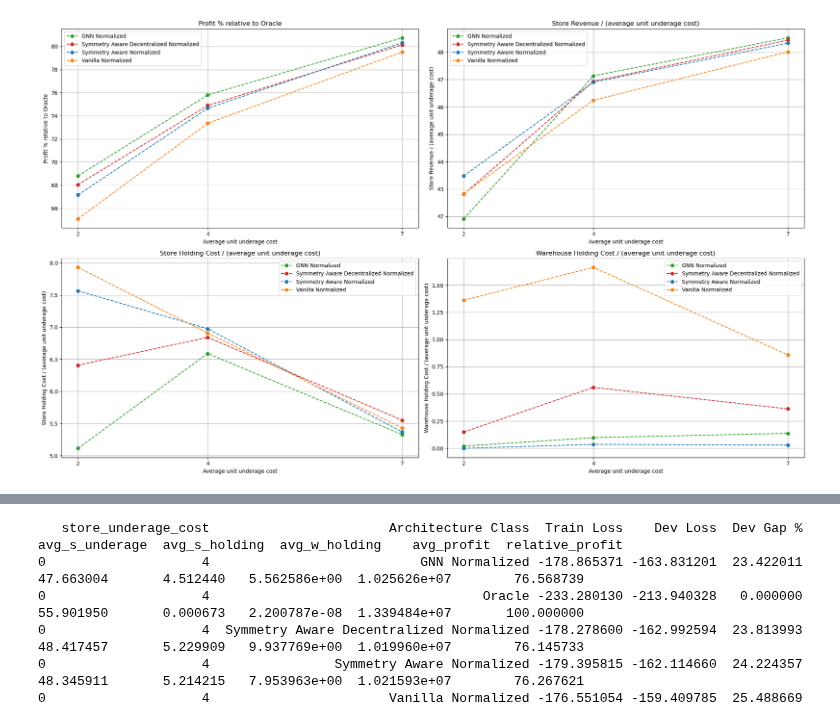
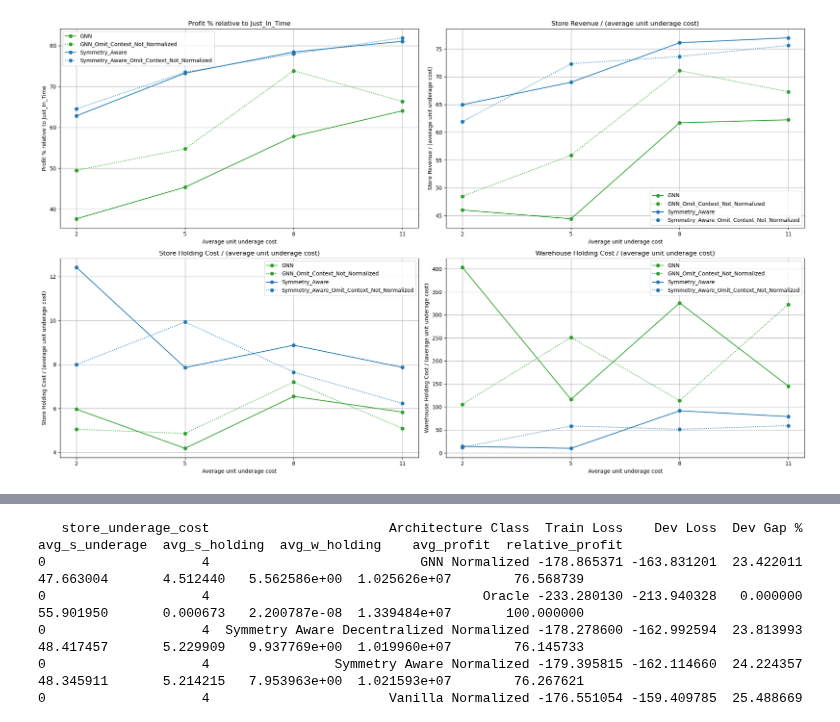
Before and after one commit to minuk302/Neural_inventory_control, a Jupyter notebook: analysis/ray_one_warehouse_real.ipynb, the cells around one changed output, grey strips where cells are left out. Cells and saved outputs as stored; diff of their text form; code cells hidden in the pictures.

```diff
--- a/analysis/ray_one_warehouse_real.ipynb
+++ b/analysis/ray_one_warehouse_real.ipynb
@@ -301,7 +466,7 @@ def collect_data_and_plot(df, test_mode, setting_name, x_axis_value):
         num_batches = n_samples // batch_size
         num_steps = 50
         start_step = 16
-        n_stores = 16
+        n_stores = 46
 
         relevant_indices = []
         for batch in range(num_batches):
@@ -323,50 +488,27 @@ def collect_data_and_plot(df, test_mode, setting_name, x_axis_value):
     df['avg_profit'] = avg_profit
 
     # Calculate relative profit
-    oracle_profits = df[df['Architecture Class'] == 'Oracle'].set_index('store_underage_cost')['avg_profit']
-    df['relative_profit'] = df.apply(lambda row: (row['avg_profit'] / oracle_profits[row['store_underage_cost']]) * 100, axis=1)
+    just_in_time_profits = df[df['Architecture Class'] == 'Just_In_Time'].set_index('store_underage_cost')['avg_profit']
+    df['relative_profit'] = df.apply(lambda row: (row['avg_profit'] / just_in_time_profits[row['store_underage_cost']]) * 100, axis=1)
 
     plot_data = df.pivot(index=x_axis_value, columns='Architecture Class',
                          values=['relative_profit', 'avg_s_underage', 'avg_s_holding', 'avg_w_holding'])
 
     fig, axes = plt.subplots(2, 2, figsize=(20, 12))
     axes = axes.flatten()  # Flatten the 2D array of axes to 1D for easier iteration
-    titles = ['Profit % relative to Oracle', 'Store Revenue / (average unit underage cost)', 'Store Holding Cost / (average unit underage cost)', 'Warehouse Holding Cost / (average unit underage cost)']
+    titles = ['Profit % relative to Just_In_Time', 'Store Revenue / (average unit underage cost)', 'Store Holding Cost / (average unit underage cost)', 'Warehouse Holding Cost / (average unit underage cost)']
     y_values = ['relative_profit', 'avg_s_underage', 'avg_s_holding', 'avg_w_holding']
 
     if x_axis_value == 'store_underage_cost':
         x_values = [2, 5, 8, 11]
-    color_map = {
-        "Vanilla": "#ff7f0e",  # Orange
-        "Symmetry Aware": "#1f77b4",  # Blue
-        "GNN": "#2ca02c",  # Green
-        "Oracle": "#9467bd",  # Purple
-        "Symmetry Aware Decentralized": "#d62728",  # Red
-        "Vanilla Normalized": "#ff7f0e",  # Orange (same as non-normalized)
-        "Symmetry Aware Normalized": "#1f77b4",  # Blue (same as non-normalized)
-        "GNN Normalized": "#2ca02c",  # Green (same as non-normalized)
-        "Symmetry Aware Decentralized Normalized": "#d62728",  # Red (same as non-normalized)
-    }
-
-    linestyle_map = {
-        'Vanilla': '-',
-        'Symmetry Aware': '-',
-        'GNN': '-',
-        'Oracle': '-',
-        'Symmetry Aware Decentralized': '-',
-        'Vanilla Normalized': '--',
-        'Symmetry Aware Normalized': '--',
-        'GNN Normalized': '--',
-        'Symmetry Aware Decentralized Normalized': '--',
-    }
 
     for i, (ax, title, y_value) in enumerate(zip(axes, titles, y_values)):
         for arch in df['Architecture Class'].unique():
-            if arch == 'Oracle':
+            if arch == 'Just_In_Time':
                 continue
             if arch in plot_data[y_value].columns:
                 ax.plot(x_values, plot_data[y_value][arch].loc[x_values], marker='o', label=f'{arch}',
-                        color=color_map[arch], linestyle=linestyle_map[arch])
+                        color=color_scheme[arch], linestyle=linestyle_scheme[arch])
 
         ax.set_xlabel('Average unit underage cost')
         ax.set_ylabel(f'{title}')
@@ -423,4 +524,4 @@ df
 # %%
-df_t = collect_data_and_plot(df, "test_on_dev", "one_warehouse_real_lost_demand_fixed_stores", "store_underage_cost")
+df_t = collect_data_and_plot(df_fixed, "test_on_dev", "one_warehouse_real_lost_demand_fixed_stores", "store_underage_cost")
 # %% [output]
-[figure, old version]
+[figure, new version]
```
Also changed, not shown: parts of 9 cells of this notebook, 24 other files.
